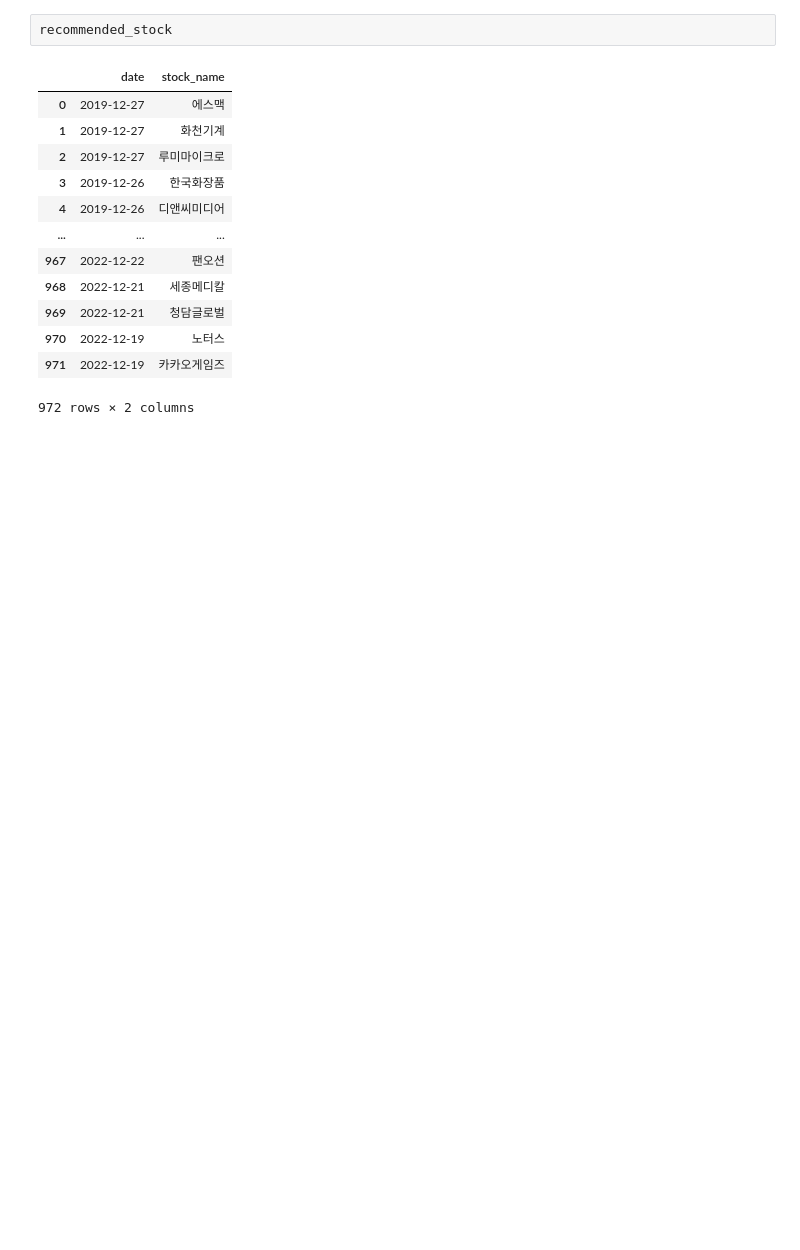
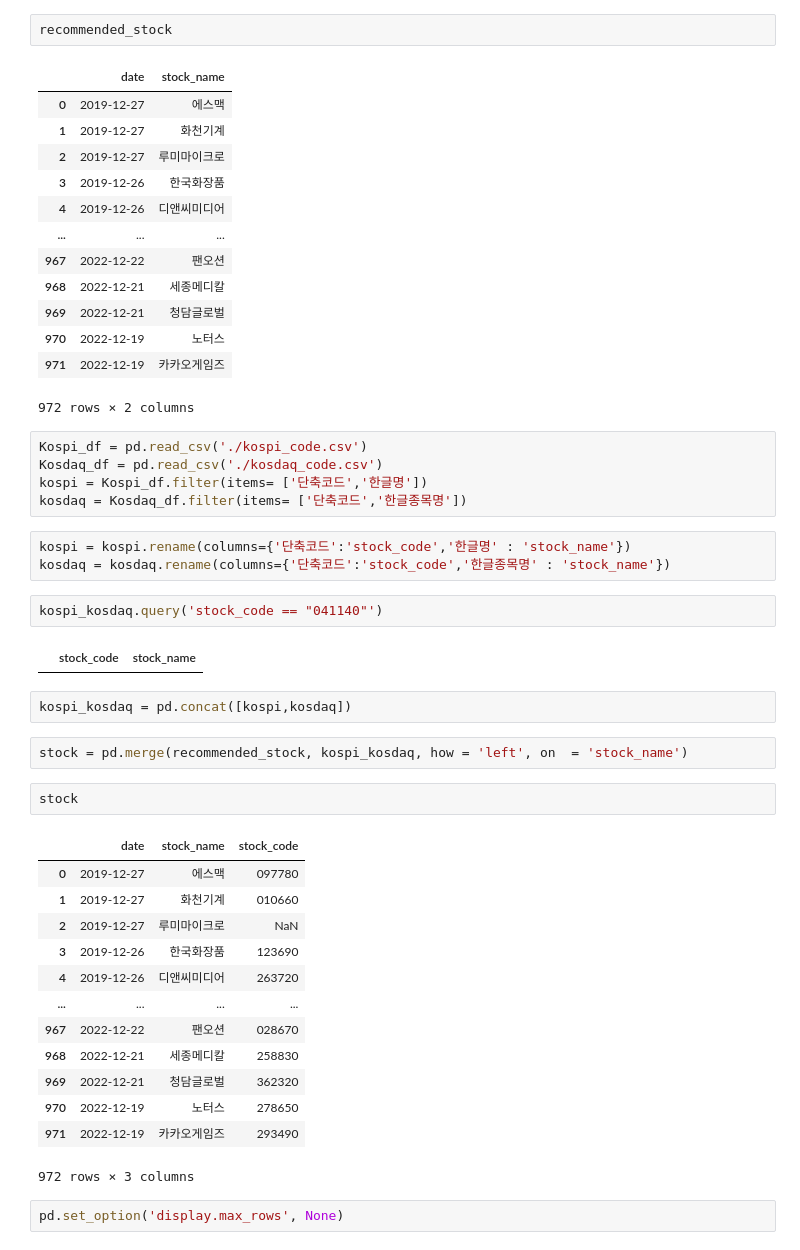
Before and after one commit to kknaks/assingment, a Jupyter notebook: 221228_stock/Stock.ipynb, the cells around one changed output. Drawn from its saved outputs; the diff is of its cells as text; blank space fills up the shorter version.

```diff
--- a/221228_stock/Stock.ipynb
+++ b/221228_stock/Stock.ipynb
@@ -217,5 +169,39 @@ recommended_stock
 | 970 | 2022-12-19 | 노터스 |
 | 971 | 2022-12-19 | 카카오게임즈 |
 972 rows × 2 columns
+# %%
+Kospi_df = pd.read_csv('./kospi_code.csv')
+Kosdaq_df = pd.read_csv('./kosdaq_code.csv')
+kospi = Kospi_df.filter(items= ['단축코드','한글명'])
+kosdaq = Kosdaq_df.filter(items= ['단축코드','한글종목명'])
+# %%
+kospi = kospi.rename(columns={'단축코드':'stock_code','한글명' : 'stock_name'})
+kosdaq = kosdaq.rename(columns={'단축코드':'stock_code','한글종목명' : 'stock_name'})
+# %%
+kospi_kosdaq.query('stock_code == "041140"')
+# %% [output]
+|  | stock_code | stock_name |
+# %%
+kospi_kosdaq = pd.concat([kospi,kosdaq])
+# %%
+stock = pd.merge(recommended_stock, kospi_kosdaq, how = 'left', on  = 'stock_name')
+# %%
+stock
+# %% [output]
+|  | date | stock_name | stock_code |
+| 0 | 2019-12-27 | 에스맥 | 097780 |
+| 1 | 2019-12-27 | 화천기계 | 010660 |
+| 2 | 2019-12-27 | 루미마이크로 | NaN |
+| 3 | 2019-12-26 | 한국화장품 | 123690 |
+| 4 | 2019-12-26 | 디앤씨미디어 | 263720 |
+| ... | ... | ... | ... |
+| 967 | 2022-12-22 | 팬오션 | 028670 |
+| 968 | 2022-12-21 | 세종메디칼 | 258830 |
+| 969 | 2022-12-21 | 청담글로벌 | 362320 |
+| 970 | 2022-12-19 | 노터스 | 278650 |
+| 971 | 2022-12-19 | 카카오게임즈 | 293490 |
+972 rows × 3 columns
+# %%
+pd.set_option('display.max_rows', None)
 # %%
 # 예외찾기
```
Also changed, not shown: parts of 9 cells of this notebook, 5 other files.
